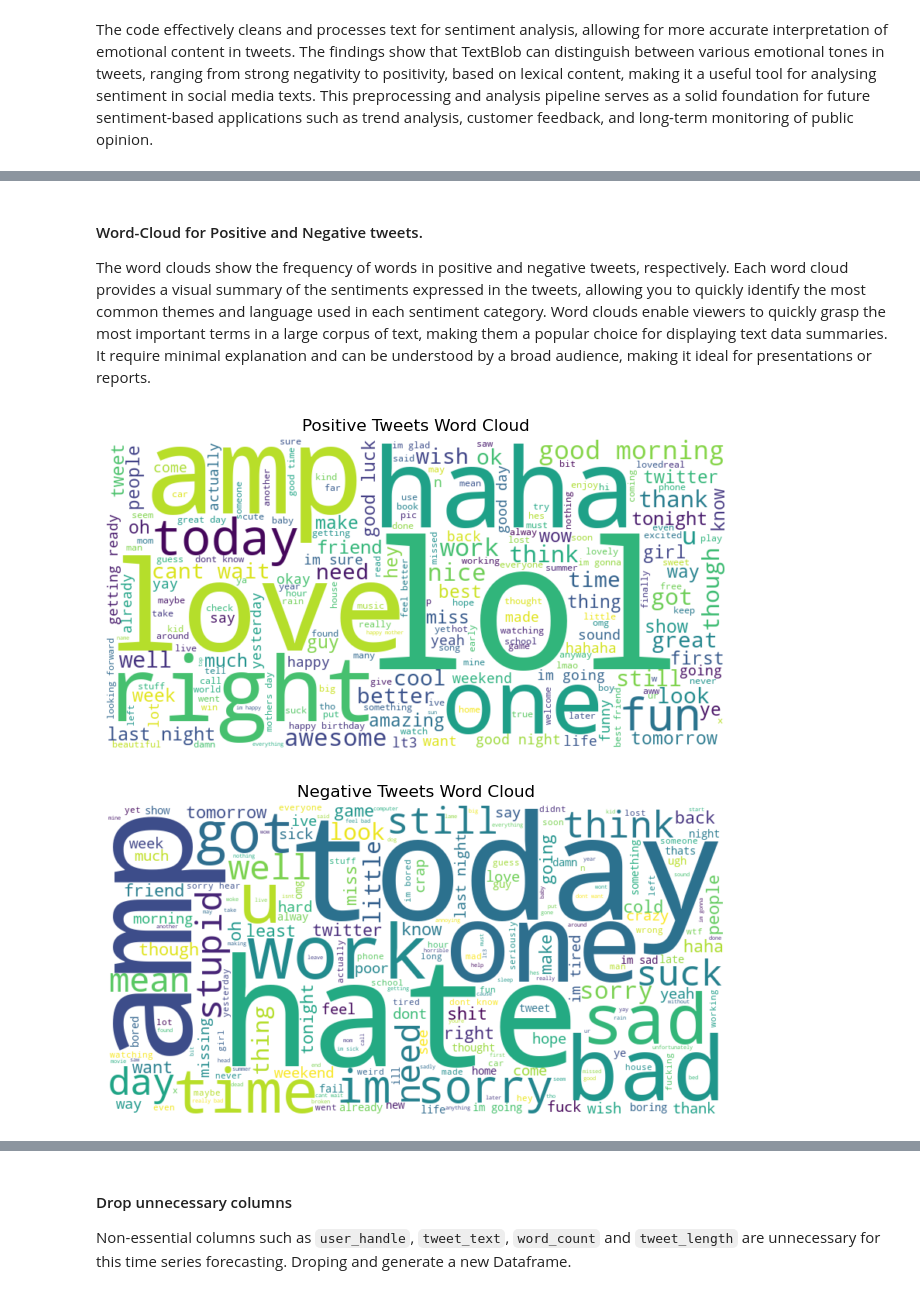
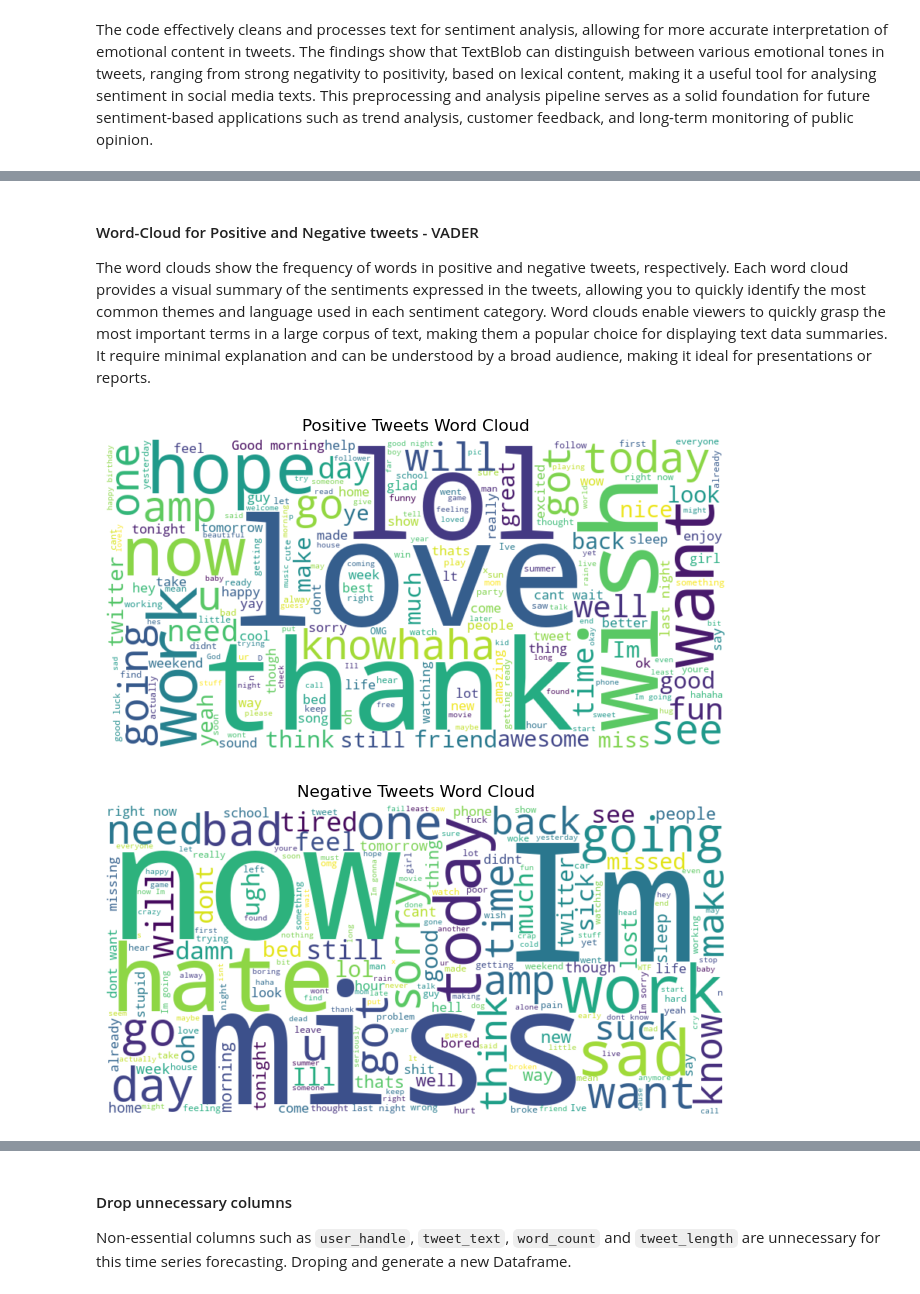
Before and after one commit to rosilenedasilva/twitter_sentiment_analysis_time_series_pyspark_mysql_ipynb, a Jupyter notebook: Integrated_CA2MScDA_ BD_ADA_V2.ipynb, the cells around one changed output, grey strips where cells are left out. Cells and saved outputs as stored; diff of their text form; code cells hidden in the pictures.

```diff
--- a/Integrated_CA2MScDA_ BD_ADA_V2.ipynb
+++ b/Integrated_CA2MScDA_ BD_ADA_V2.ipynb
@@ -1115,0 +886,14 @@ Rationale: The bar chart and printed sentiment counts are critical for quickly v
+# %%
+import re
+
+# Function to get compound sentiment score using VADER
+def get_vader_sentiment(text):
+    # VADER outputs a dictionary of scores; 'compound' gives the normalized sentiment score
+    compound_score = analyzer.polarity_scores(text)['compound']
+    return compound_score
+
+# Calculate the compound sentiment scores for each cleaned tweet.
+temp_df['vader_sentiment'] = temp_df['clean_tweet_text'].apply(get_vader_sentiment)
+
+# Display the first few rows to check the sentiment scores results
+print(temp_df[['clean_tweet_text', 'vader_sentiment']].head(5))
@@ -1196,5 +985,5 @@ fig.show()
 # %% [markdown]
-#### Word-Cloud for Positive and Negative tweets.
+#### Word-Cloud for Positive and Negative tweets -  VADER
 
 The word clouds show the frequency of words in positive and negative tweets, respectively. Each word cloud provides a visual summary of the sentiments expressed in the tweets, allowing you to quickly identify the most common themes and language used in each sentiment category. Word clouds enable viewers to quickly grasp the most important terms in a large corpus of text, making them a popular choice for displaying text data summaries. It require minimal explanation and can be understood by a broad audience, making it ideal for presentations or reports.
 # %%
@@ -1202,27 +991,27 @@ The word clouds show the frequency of words in positive and negative tweets, res
 # %%
 from wordcloud import WordCloud
 import matplotlib.pyplot as plt
 
-# Make a copy of the DataFrame to ensure the original is not modified
-plot_df = new_twitter_df.copy()
+# Make a copy of the DataFrame
+plot_df = temp_df.copy()
 
 # Function to plot word cloud
 def plot_word_cloud(tweets, title):
     text = ' '.join(tweet for tweet in tweets)
     wordcloud = WordCloud(width=800, height=400, background_color='white').generate(text)
     plt.figure(figsize=(8,5))
     plt.imshow(wordcloud, interpolation='bilinear')
     plt.axis('off')
     plt.title(title)
     plt.show()
 
 # Filter apositiv and negative e tweets
-negative_tweets = plot_df[plot_df['sentiment'] < 0]['clean_tweet_text']
-positive_tweets = plot_df[plot_df['sentiment'] > 0]['clean_tweet_text']
+negative_tweets = plot_df[plot_df['vader_sentiment'] < 0]['clean_tweet_text']
+positive_tweets = plot_df[plot_df['vader_sentiment'] > 0]['clean_tweet_text']
 
 # Generate word clouds
 plot_word_cloud(positive_tweets, 'Positive Tweets Word Cloud')
 plot_word_cloud(negative_tweets, 'Negative Tweets Word Cloud')
 # %% [output]
-[figure, old version]
+[figure, new version]
-[figure, old version]
+[figure, new version]
```
Also changed, not shown: parts of 346 cells of this notebook, 1 other file.
